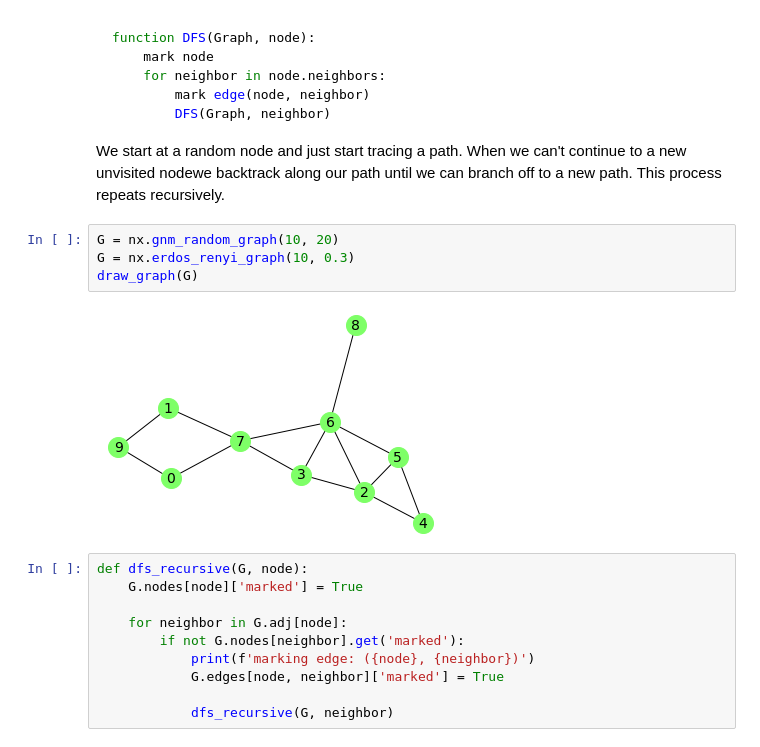
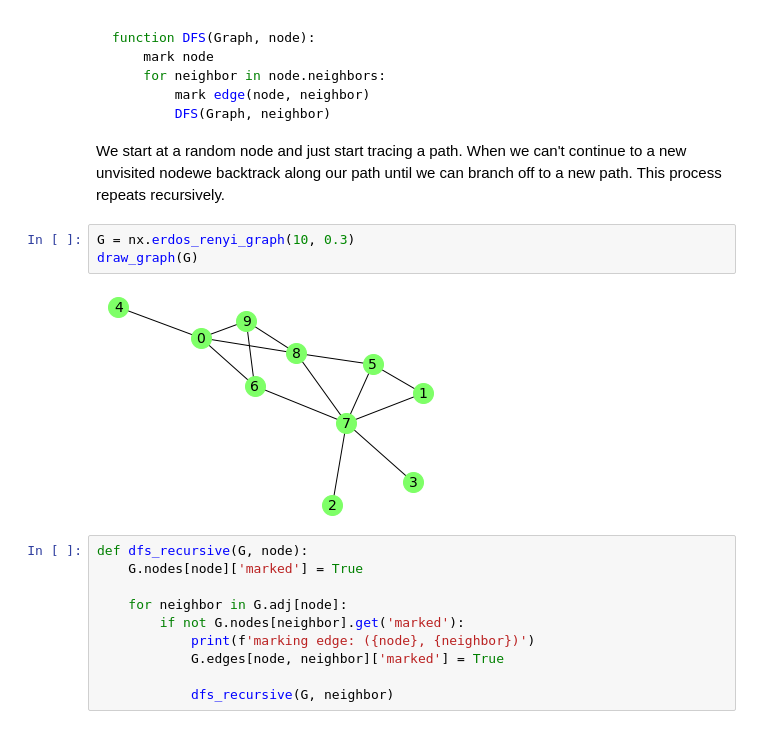
Before and after one commit to eytanohana/Graph-Algorithms, a Jupyter notebook: DFS.ipynb, the cells around one changed output. Saved outputs shown, nothing was run; the diff lists cells and outputs as text.

```diff
--- a/DFS.ipynb
+++ b/DFS.ipynb
@@ -21,11 +21,10 @@ function DFS(Graph, node):
 
 We start at a random node and just start tracing a path. When we can't continue to a new unvisited nodewe backtrack along our path until we can branch off to a new path. This process repeats recursively.
 # %%
-G = nx.gnm_random_graph(10, 20)
 G = nx.erdos_renyi_graph(10, 0.3)
 draw_graph(G)
 # %% [output]
-[figure, old version]
+[figure, new version]
 # %%
 def dfs_recursive(G, node):
     G.nodes[node]['marked'] = True
```
Also changed, not shown: parts of 8 cells of this notebook.
